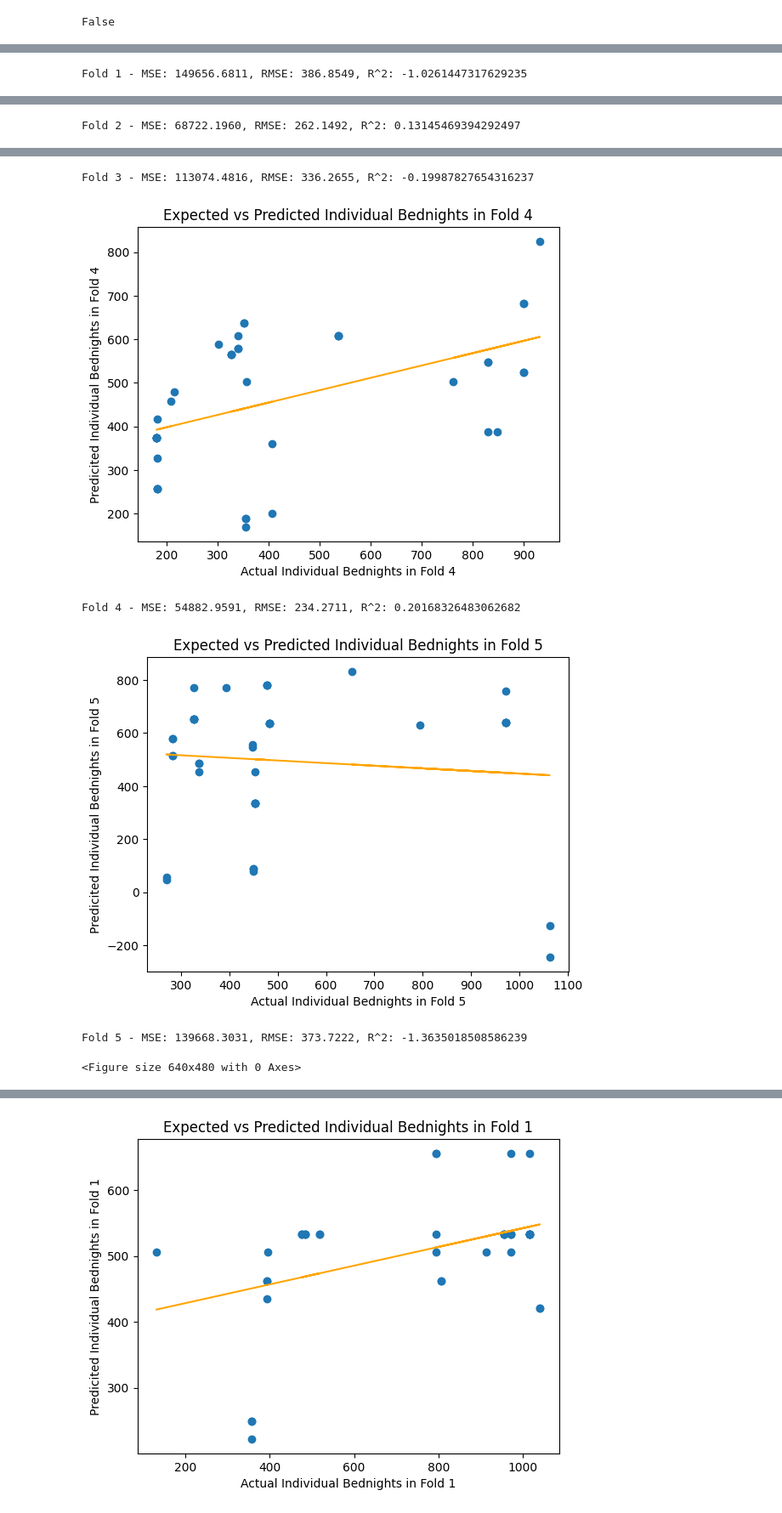
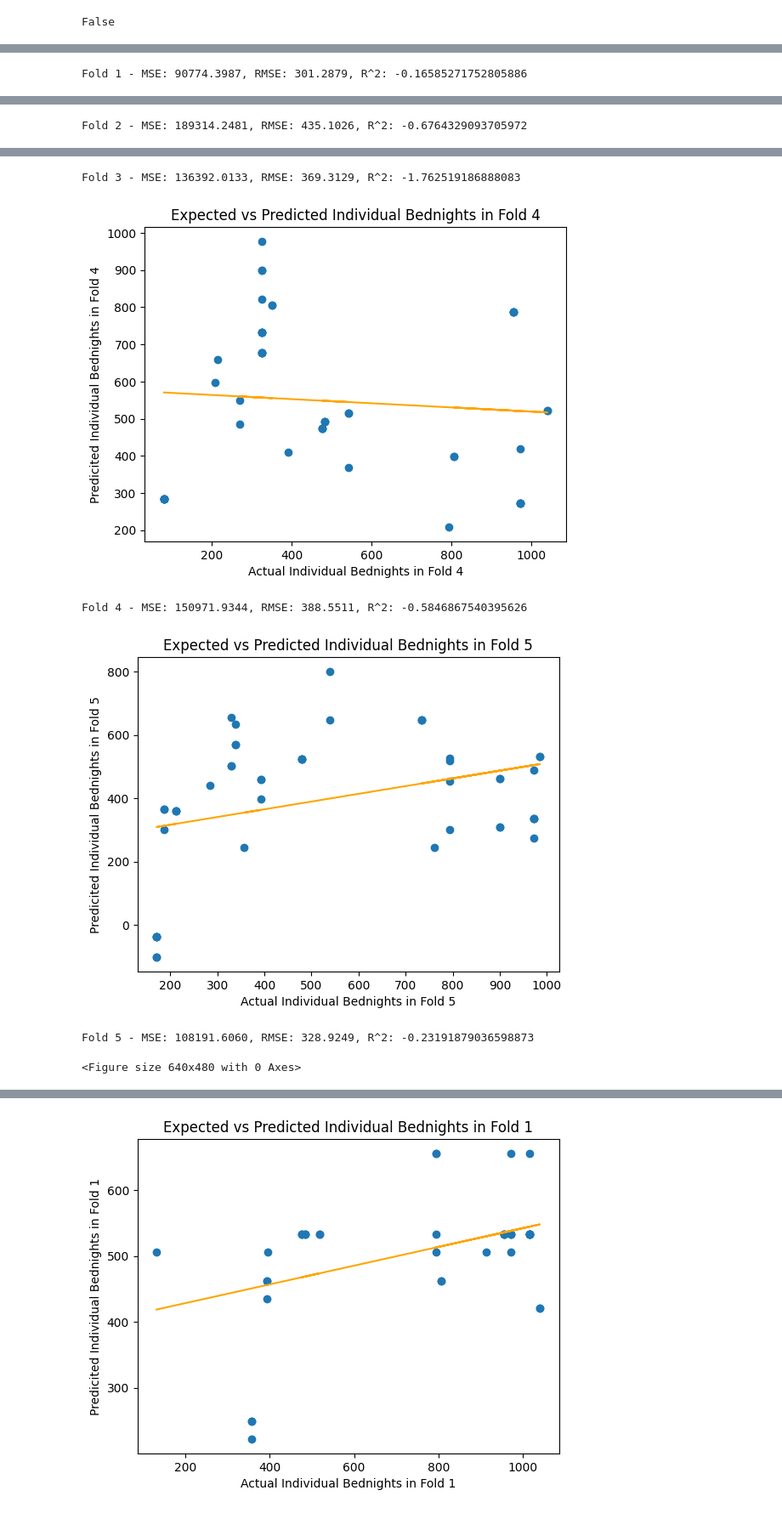
Before and after one commit to morellikatherine90809/Predict-Bednights, a Jupyter notebook: Regression 1.ipynb, the cells around one changed output, grey strips where cells are left out. Shown at 85% size. Saved outputs shown, nothing was run; the diff lists cells and outputs as text; code cells hidden in the pictures.

Commit message:
Update Regression 1.ipynb
updated data. tried standardizing the target feature in the original model. did not add standardization to the sfs model here.

```diff
--- a/Regression 1.ipynb
+++ b/Regression 1.ipynb
@@ -12,7 +13,7 @@ from sklearn.metrics import mean_squared_error, r2_score
 import matplotlib.pyplot as plt
 # %%
 ##Load Data, first inspection, create dummies for RegionCode
-reg1 = pd.read_csv("C:/Users/morel/Downloads/Training Data 7-8-2025.csv")
-reg1_dummies = pd.get_dummies(reg1, columns=['RegionCode','Destination'], dtype=int)
+reg1 = pd.read_csv("C:/Users/morel/Downloads/Training Data 7-28-2025.csv")
+reg1_dummies = pd.get_dummies(reg1, columns=['RegionCode','Destination','HHSize'], dtype=int)
 print(reg1_dummies.head(5))
 # %% [output]
@@ -99,10 +100,15 @@ for fold, (train_idx, test_idx) in enumerate(gkf.split(x, y, groups)):
     x_train, x_test = x.iloc[train_idx], x.iloc[test_idx]
     y_train, y_test = y.iloc[train_idx], y.iloc[test_idx]
 
+    ##scale target feature
+    y_scaler = RobustScaler()
+    y_train_scaled = y_scaler.fit_transform(y_train.values.reshape(-1,1)).ravel()
+
     ##train a model and predict target values for each fold
     model = LinearRegression()
-    model.fit(x_train, y_train)
-    y_pred = model.predict(x_test)
+    model.fit(x_train, y_train_scaled)
+    y_pred_scaled = model.predict(x_test)
+    y_pred = y_scaler.inverse_transform(y_pred_scaled.reshape(-1,1))
 
     ##compare predicted values and expected values for each model
     plt.scatter(y_test, y_pred)
@@ -125 +131 @@ for fold, (train_idx, test_idx) in enumerate(gkf.split(x, y, groups)):
-Fold 1 - MSE: 149656.6811, RMSE: 386.8549, R^2: -1.0261447317629235
+Fold 1 - MSE: 90774.3987, RMSE: 301.2879, R^2: -0.16585271752805886
@@ -127 +133 @@ Fold 1 - MSE: 149656.6811, RMSE: 386.8549, R^2: -1.0261447317629235
-Fold 2 - MSE: 68722.1960, RMSE: 262.1492, R^2: 0.13145469394292497
+Fold 2 - MSE: 189314.2481, RMSE: 435.1026, R^2: -0.6764329093705972
@@ -129,7 +135,7 @@ Fold 2 - MSE: 68722.1960, RMSE: 262.1492, R^2: 0.13145469394292497
-Fold 3 - MSE: 113074.4816, RMSE: 336.2655, R^2: -0.19987827654316237
+Fold 3 - MSE: 136392.0133, RMSE: 369.3129, R^2: -1.762519186888083
-[figure, old version]
+[figure, new version]
-Fold 4 - MSE: 54882.9591, RMSE: 234.2711, R^2: 0.20168326483062682
+Fold 4 - MSE: 150971.9344, RMSE: 388.5511, R^2: -0.5846867540395626
-[figure, old version]
+[figure, new version]
-Fold 5 - MSE: 139668.3031, RMSE: 373.7222, R^2: -1.3635018508586239
+Fold 5 - MSE: 108191.6060, RMSE: 328.9249, R^2: -0.23191879036598873
 <Figure size 640x480 with 0 Axes>
 # %% [markdown]
```
Also changed, not shown: parts of 7 cells of this notebook.
